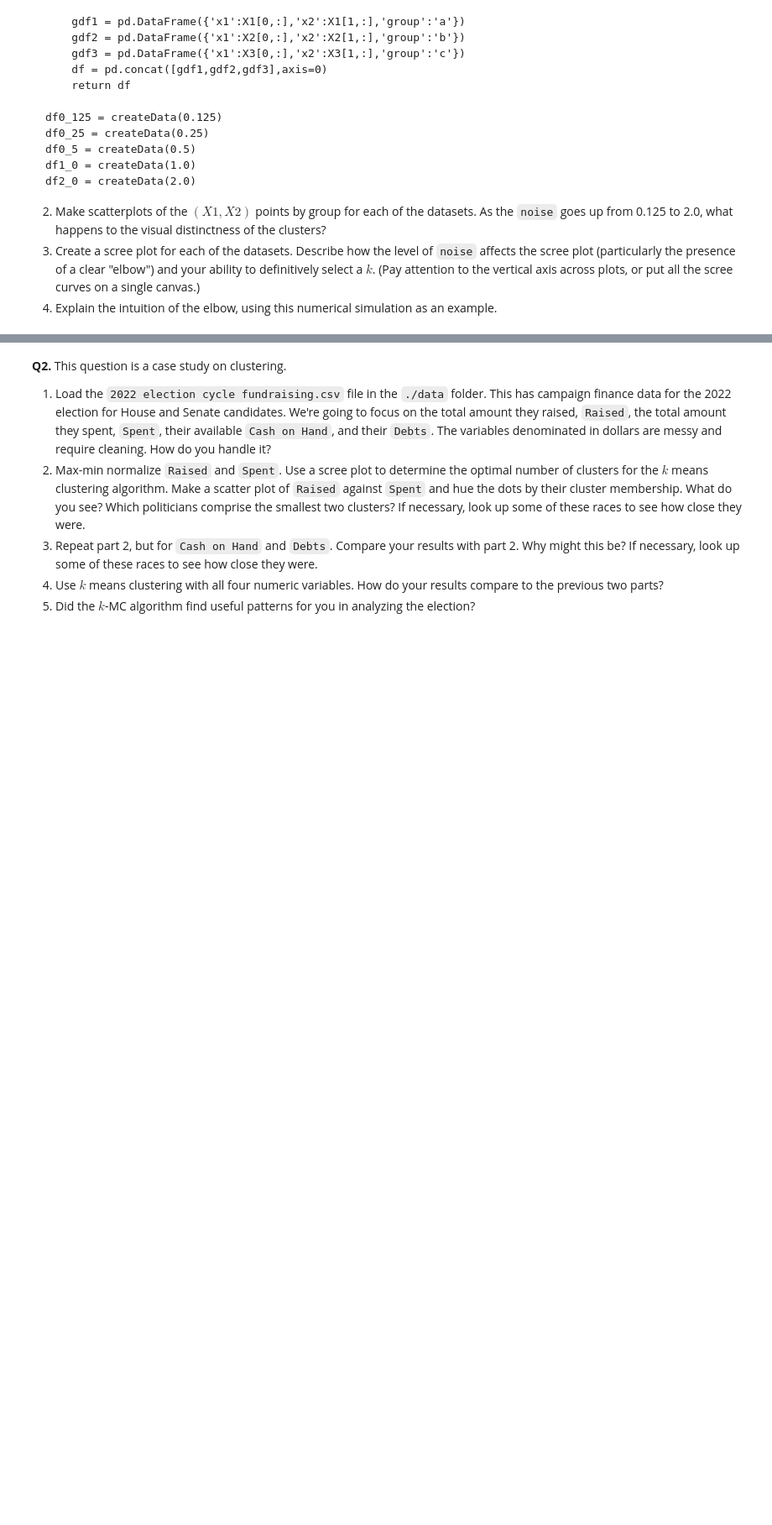
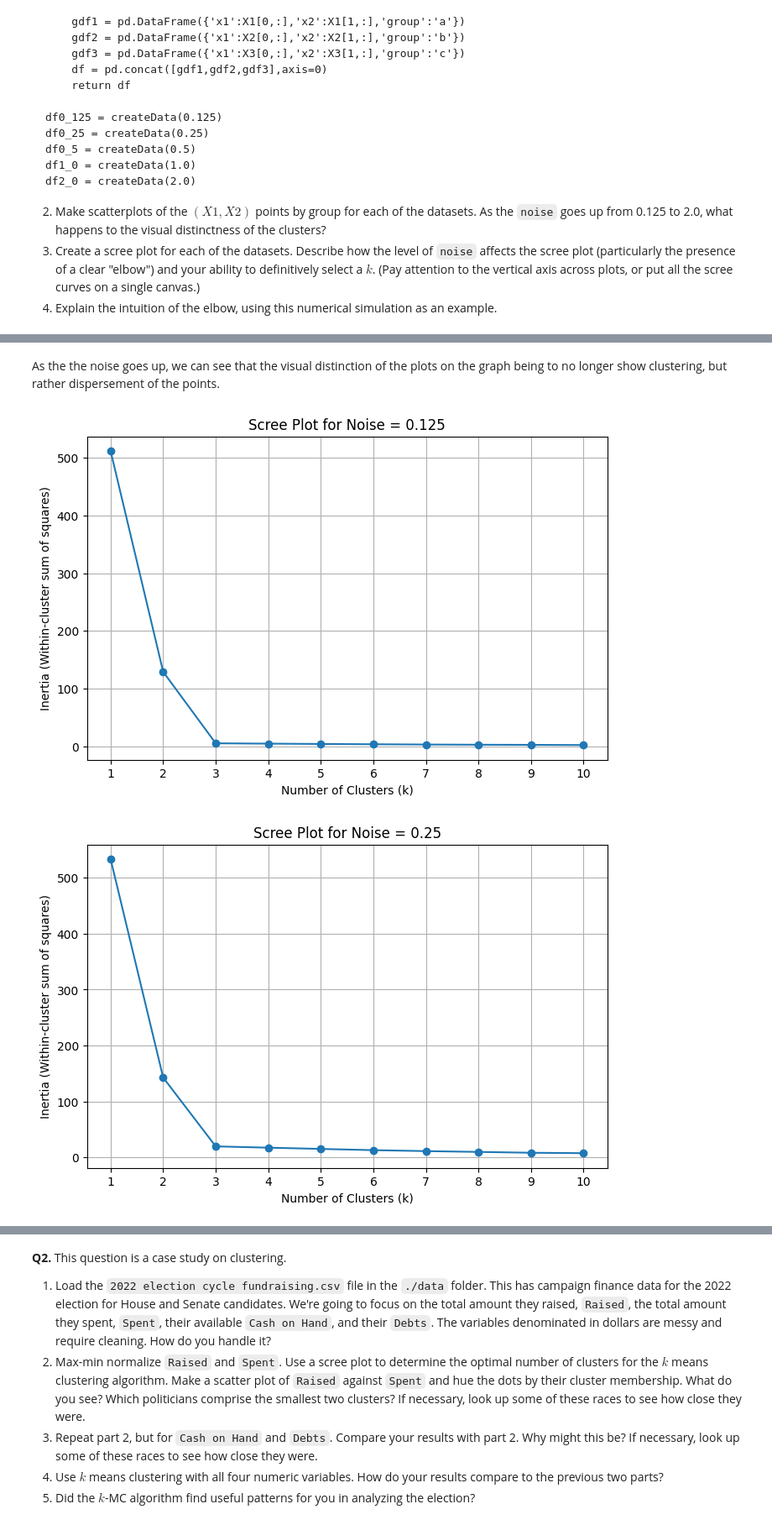
Before and after one commit to brittanyasare04/clustering_assignment, a Jupyter notebook: assignment_clustering.ipynb, the cells around one changed output, grey strips where cells are left out. Shown: that part at 84% size. Cells and saved outputs as stored; diff of their text form; code cells hidden in the pictures; blank space fills up the shorter version.

```diff
--- a/assignment_clustering.ipynb
+++ b/assignment_clustering.ipynb
@@ -84,0 +106,31 @@ plt.show()
+# %% [markdown]
+As the the noise goes up, we can see that the visual distinction of the plots on the graph being to no longer show clustering, but rather dispersement of the points.
+# %%
+#Creating scree plots based on the data
+from sklearn.cluster import KMeans
+
+def create_scree_plot(df, title):
+    X = df[['x1', 'x2']]
+    inertia = []
+    for k in range(1, 11):
+        kmeans = KMeans(n_clusters=k, random_state=100, n_init=10)
+        kmeans.fit(X)
+        inertia.append(kmeans.inertia_)
+
+    plt.figure(figsize=(8, 5))
+    plt.plot(range(1, 11), inertia, marker='o')
+    plt.xlabel('Number of Clusters (k)')
+    plt.ylabel('Inertia (Within-cluster sum of squares)')
+    plt.title(f'Scree Plot for {title}')
+    plt.xticks(range(1, 11))
+    plt.grid(True)
+    plt.show()
+
+create_scree_plot(df0_125, 'Noise = 0.125')
+create_scree_plot(df0_25, 'Noise = 0.25')
+create_scree_plot(df0_5, 'Noise = 0.5')
+create_scree_plot(df1_0, 'Noise = 1.0')
+create_scree_plot(df2_0, 'Noise = 2.0')
+# %% [output]
+[figure, added]
+[figure, added]
```
Also changed, not shown: parts of 18 cells of this notebook.
